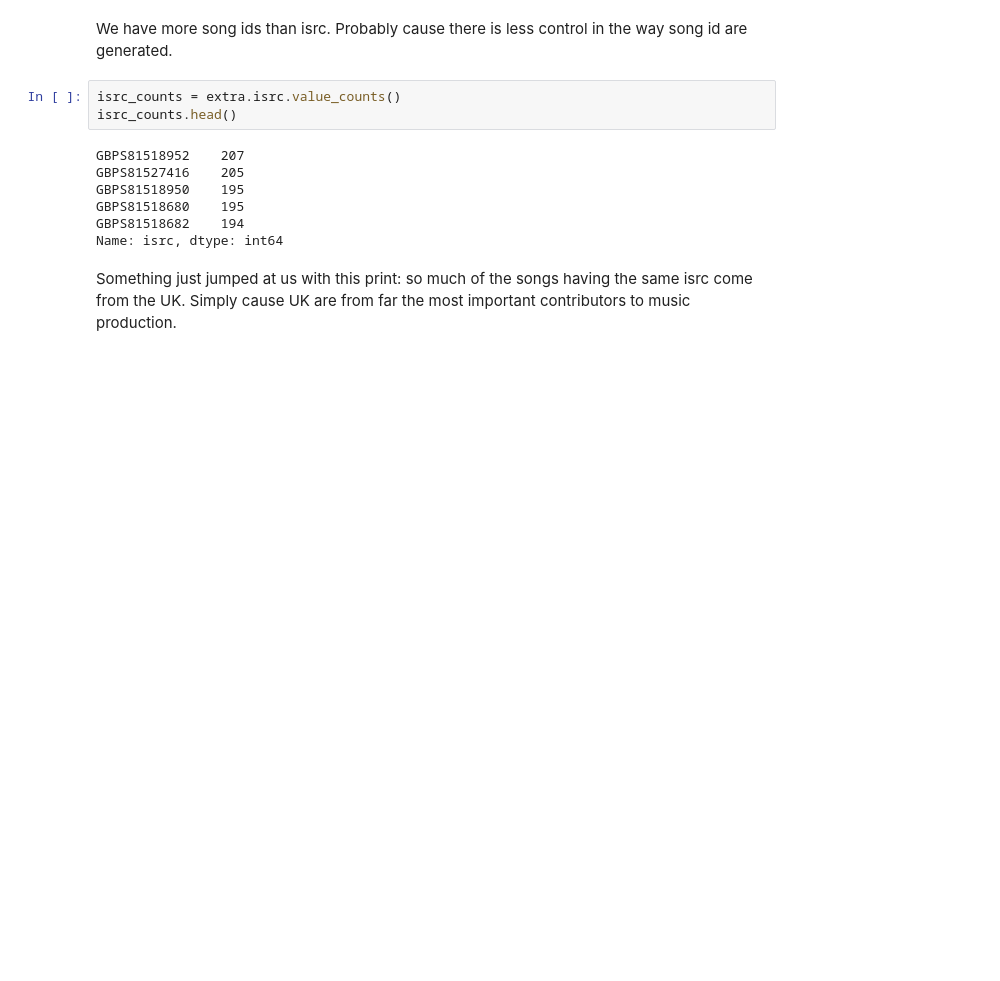
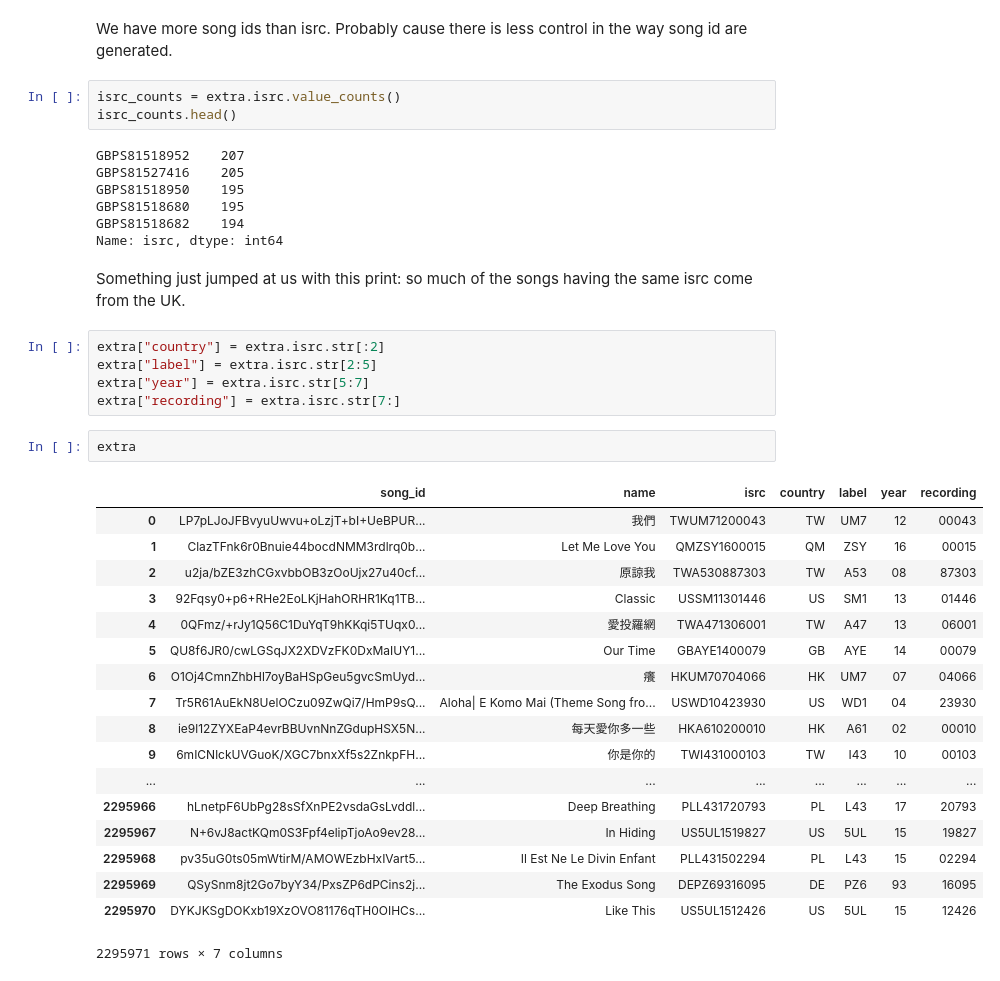
Before and after one commit to PaulPruliere/wsdm, a Jupyter notebook: wsdm.ipynb, the cells around one changed output. Saved outputs shown, nothing was run; the diff lists cells and outputs as text; blank space fills up the shorter version.

```diff
--- a/wsdm.ipynb
+++ b/wsdm.ipynb
@@ -489,4 +489,30 @@ GBPS81518680    195
 GBPS81518682    194
 Name: isrc, dtype: int64
 # %% [markdown]
-Something just jumped at us with this print: so much of the songs having the same isrc come from the UK. Simply cause UK  are from far the most important contributors to music production.
+Something just jumped at us with this print: so much of the songs having the same isrc come from the UK.
+# %%
+extra["country"] = extra.isrc.str[:2]
+extra["label"] = extra.isrc.str[2:5]
+extra["year"] = extra.isrc.str[5:7]
+extra["recording"] = extra.isrc.str[7:]
+# %%
+extra
+# %% [output]
+|  | song_id | name | isrc | country | label | year | recording |
+| 0 | LP7pLJoJFBvyuUwvu+oLzjT+bI+UeBPUR... | 我們 | TWUM71200043 | TW | UM7 | 12 | 00043 |
+| 1 | ClazTFnk6r0Bnuie44bocdNMM3rdlrq0b... | Let Me Love You | QMZSY1600015 | QM | ZSY | 16 | 00015 |
+| 2 | u2ja/bZE3zhCGxvbbOB3zOoUjx27u40cf... | 原諒我 | TWA530887303 | TW | A53 | 08 | 87303 |
+| 3 | 92Fqsy0+p6+RHe2EoLKjHahORHR1Kq1TB... | Classic | USSM11301446 | US | SM1 | 13 | 01446 |
+| 4 | 0QFmz/+rJy1Q56C1DuYqT9hKKqi5TUqx0... | 愛投羅網 | TWA471306001 | TW | A47 | 13 | 06001 |
+| 5 | QU8f6JR0/cwLGSqJX2XDVzFK0DxMaIUY1... | Our Time | GBAYE1400079 | GB | AYE | 14 | 00079 |
+| 6 | O1Oj4CmnZhbHl7oyBaHSpGeu5gvcSmUyd... | 癢 | HKUM70704066 | HK | UM7 | 07 | 04066 |
+| 7 | Tr5R61AuEkN8UelOCzu09ZwQi7/HmP9sQ... | Aloha| E Komo Mai (Theme Song fro... | USWD10423930 | US | WD1 | 04 | 23930 |
+| 8 | ie9l12ZYXEaP4evrBBUvnNnZGdupHSX5N... | 每天愛你多一些 | HKA610200010 | HK | A61 | 02 | 00010 |
+| 9 | 6mICNlckUVGuoK/XGC7bnxXf5s2ZnkpFH... | 你是你的 | TWI431000103 | TW | I43 | 10 | 00103 |
+| ... | ... | ... | ... | ... | ... | ... | ... |
+| 2295966 | hLnetpF6UbPg28sSfXnPE2vsdaGsLvddl... | Deep Breathing | PLL431720793 | PL | L43 | 17 | 20793 |
+| 2295967 | N+6vJ8actKQm0S3Fpf4elipTjoAo9ev28... | In Hiding | US5UL1519827 | US | 5UL | 15 | 19827 |
+| 2295968 | pv35uG0ts05mWtirM/AMOWEzbHxIVart5... | Il Est Ne Le Divin Enfant | PLL431502294 | PL | L43 | 15 | 02294 |
+| 2295969 | QSySnm8jt2Go7byY34/PxsZP6dPCins2j... | The Exodus Song | DEPZ69316095 | DE | PZ6 | 93 | 16095 |
+| 2295970 | DYKJKSgDOKxb19XzOVO81176qTH0OIHCs... | Like This | US5UL1512426 | US | 5UL | 15 | 12426 |
+2295971 rows × 7 columns
```
Also changed, not shown: parts of 1 cell of this notebook.
